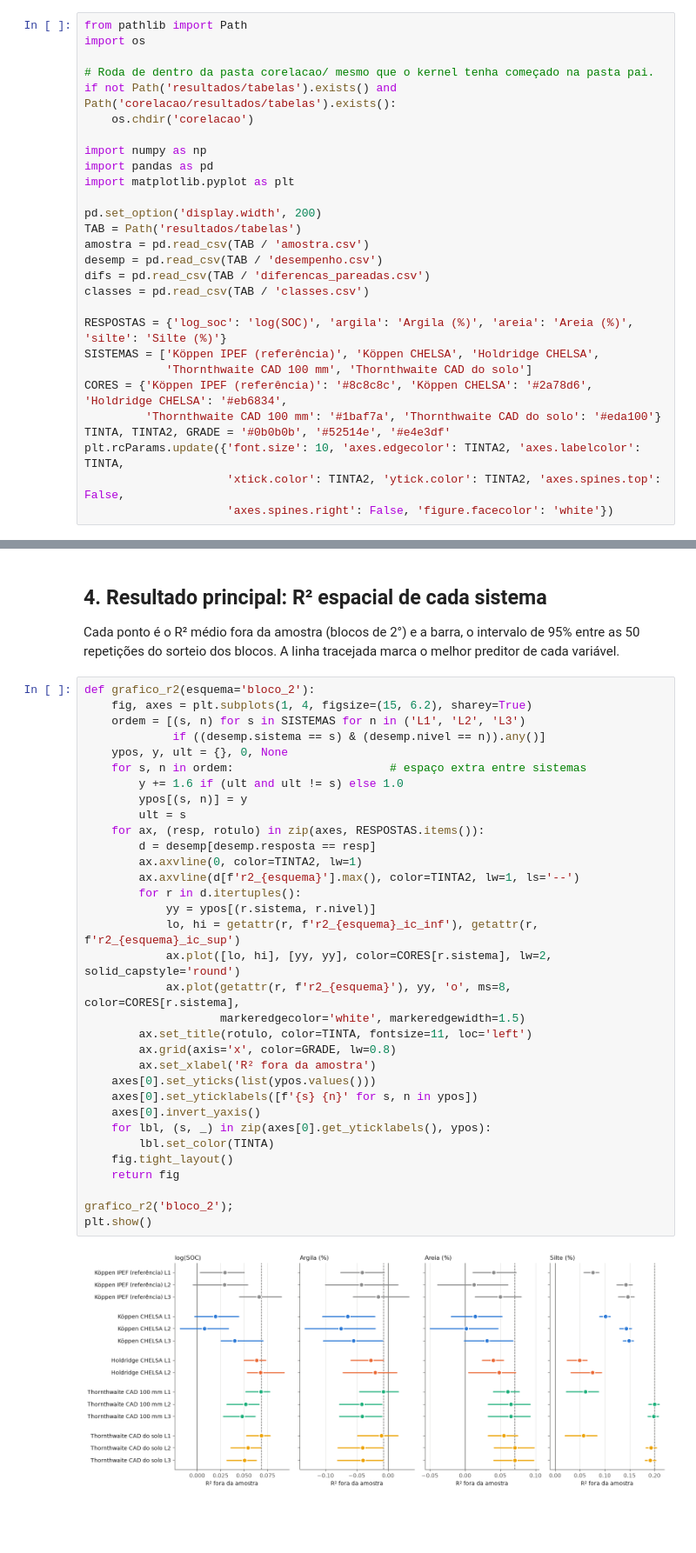
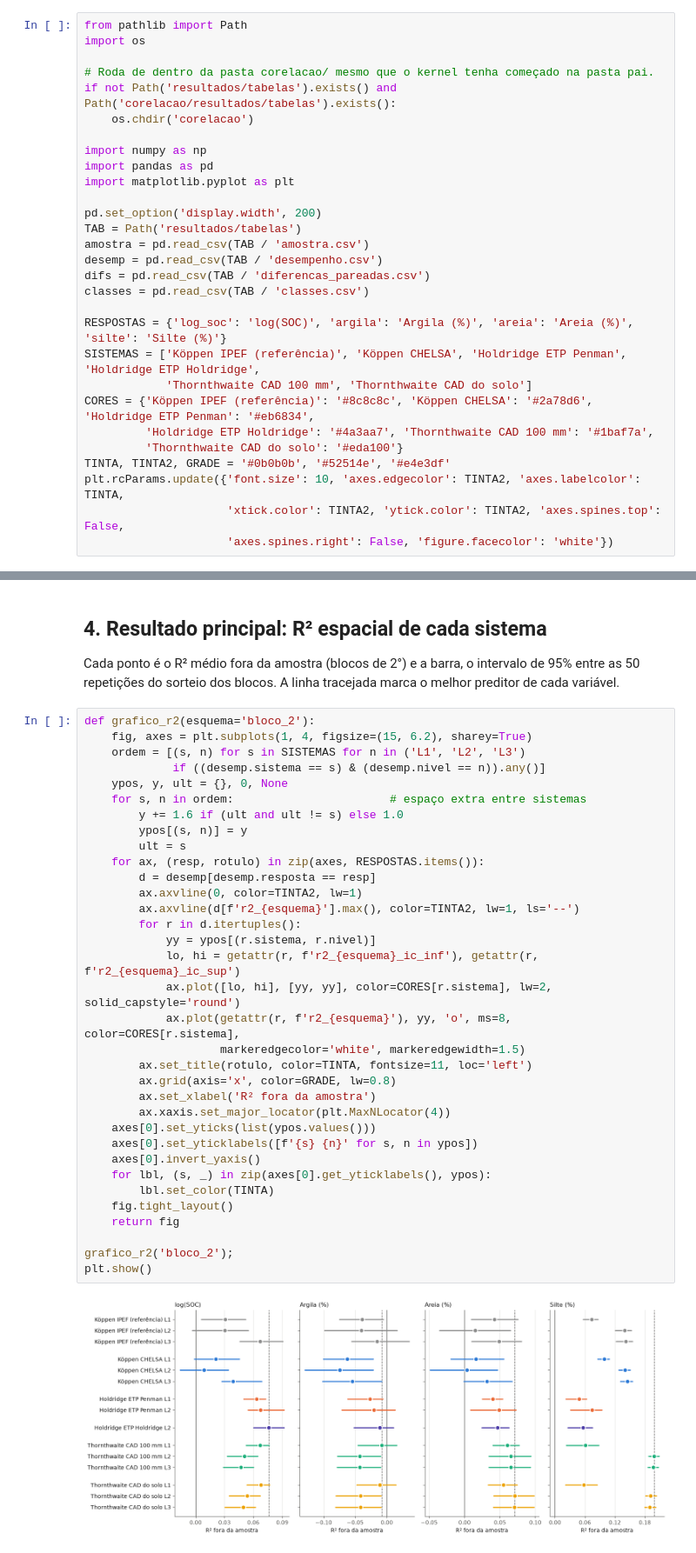
Before and after one commit to fcoliveira-utfpr/climate_for_soil, a Jupyter notebook: corelacao/comparacao_climas.ipynb, the cells around one changed output, grey strips where cells are left out. Shown at 87% size. Saved outputs shown, nothing was run; the diff lists cells and outputs as text; blank space fills up the shorter version.

```diff
--- a/corelacao/comparacao_climas.ipynb
+++ b/corelacao/comparacao_climas.ipynb
@@ -80,10 +83,11 @@ difs = pd.read_csv(TAB / 'diferencas_pareadas.csv')
 classes = pd.read_csv(TAB / 'classes.csv')
 
 RESPOSTAS = {'log_soc': 'log(SOC)', 'argila': 'Argila (%)', 'areia': 'Areia (%)', 'silte': 'Silte (%)'}
-SISTEMAS = ['Köppen IPEF (referência)', 'Köppen CHELSA', 'Holdridge CHELSA',
+SISTEMAS = ['Köppen IPEF (referência)', 'Köppen CHELSA', 'Holdridge ETP Penman', 'Holdridge ETP Holdridge',
             'Thornthwaite CAD 100 mm', 'Thornthwaite CAD do solo']
-CORES = {'Köppen IPEF (referência)': '#8c8c8c', 'Köppen CHELSA': '#2a78d6', 'Holdridge CHELSA': '#eb6834',
-         'Thornthwaite CAD 100 mm': '#1baf7a', 'Thornthwaite CAD do solo': '#eda100'}
+CORES = {'Köppen IPEF (referência)': '#8c8c8c', 'Köppen CHELSA': '#2a78d6', 'Holdridge ETP Penman': '#eb6834',
+         'Holdridge ETP Holdridge': '#4a3aa7', 'Thornthwaite CAD 100 mm': '#1baf7a',
+         'Thornthwaite CAD do solo': '#eda100'}
 TINTA, TINTA2, GRADE = '#0b0b0b', '#52514e', '#e4e3df'
 plt.rcParams.update({'font.size': 10, 'axes.edgecolor': TINTA2, 'axes.labelcolor': TINTA,
                      'xtick.color': TINTA2, 'ytick.color': TINTA2, 'axes.spines.top': False,
@@ -144,34 +154,35 @@ def grafico_r2(esquema='bloco_2'):
              if ((desemp.sistema == s) & (desemp.nivel == n)).any()]
     ypos, y, ult = {}, 0, None
     for s, n in ordem:                       # espaço extra entre sistemas
         y += 1.6 if (ult and ult != s) else 1.0
         ypos[(s, n)] = y
         ult = s
     for ax, (resp, rotulo) in zip(axes, RESPOSTAS.items()):
         d = desemp[desemp.resposta == resp]
         ax.axvline(0, color=TINTA2, lw=1)
         ax.axvline(d[f'r2_{esquema}'].max(), color=TINTA2, lw=1, ls='--')
         for r in d.itertuples():
             yy = ypos[(r.sistema, r.nivel)]
             lo, hi = getattr(r, f'r2_{esquema}_ic_inf'), getattr(r, f'r2_{esquema}_ic_sup')
             ax.plot([lo, hi], [yy, yy], color=CORES[r.sistema], lw=2, solid_capstyle='round')
             ax.plot(getattr(r, f'r2_{esquema}'), yy, 'o', ms=8, color=CORES[r.sistema],
                     markeredgecolor='white', markeredgewidth=1.5)
         ax.set_title(rotulo, color=TINTA, fontsize=11, loc='left')
         ax.grid(axis='x', color=GRADE, lw=0.8)
         ax.set_xlabel('R² fora da amostra')
+        ax.xaxis.set_major_locator(plt.MaxNLocator(4))
     axes[0].set_yticks(list(ypos.values()))
     axes[0].set_yticklabels([f'{s} {n}' for s, n in ypos])
     axes[0].invert_yaxis()
     for lbl, (s, _) in zip(axes[0].get_yticklabels(), ypos):
         lbl.set_color(TINTA)
     fig.tight_layout()
     return fig
 
 grafico_r2('bloco_2');
 plt.show()
 # %% [output]
-[figure, old version]
+[figure, new version]
 # %%
 tabela = desemp.pivot_table(index=['sistema', 'nivel', 'n_classes'], columns='resposta',
                             values='r2_bloco_2', sort=False)[list(RESPOSTAS)]
```
Also changed, not shown: parts of 22 cells of this notebook, 11 other files.
